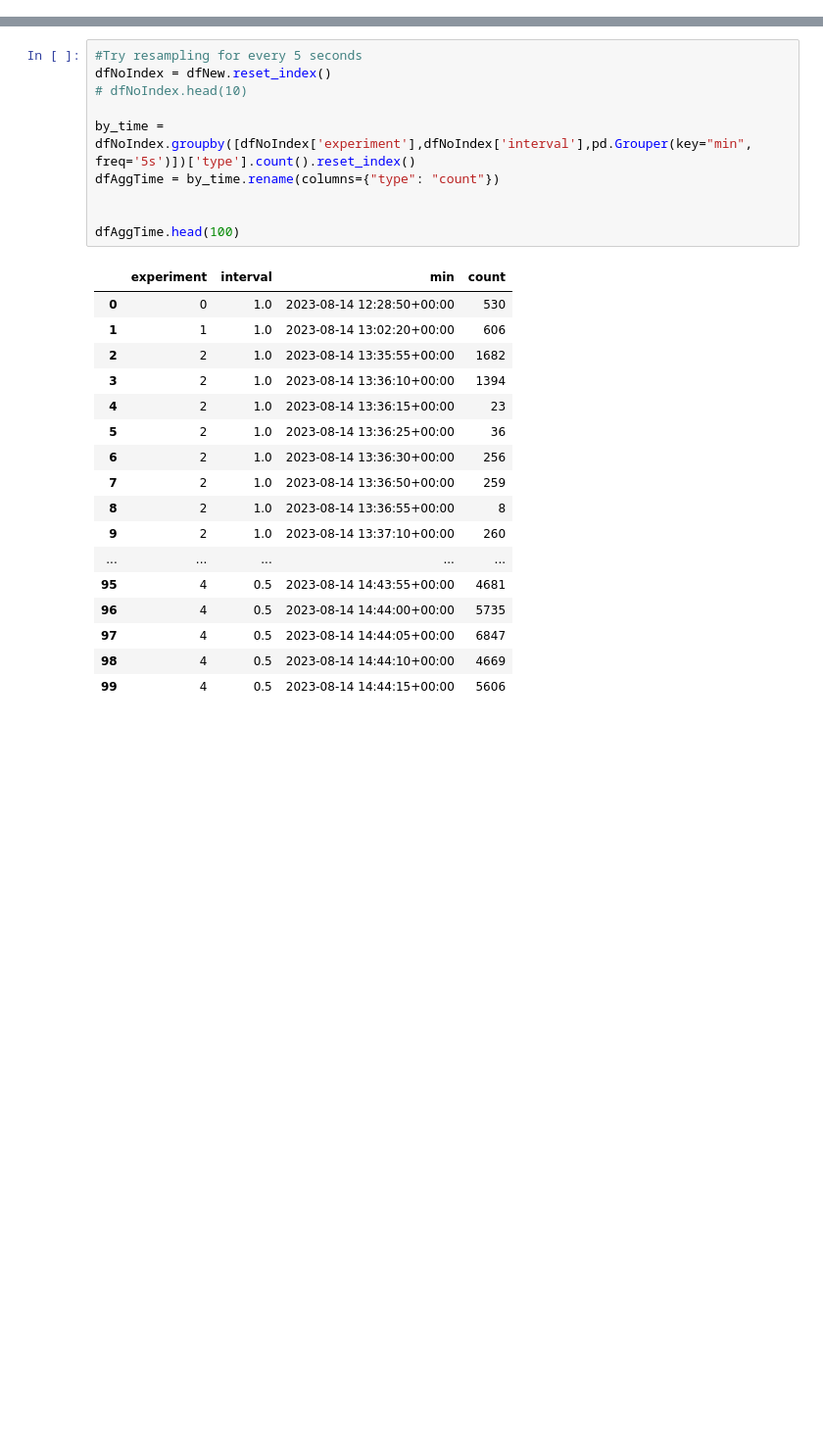
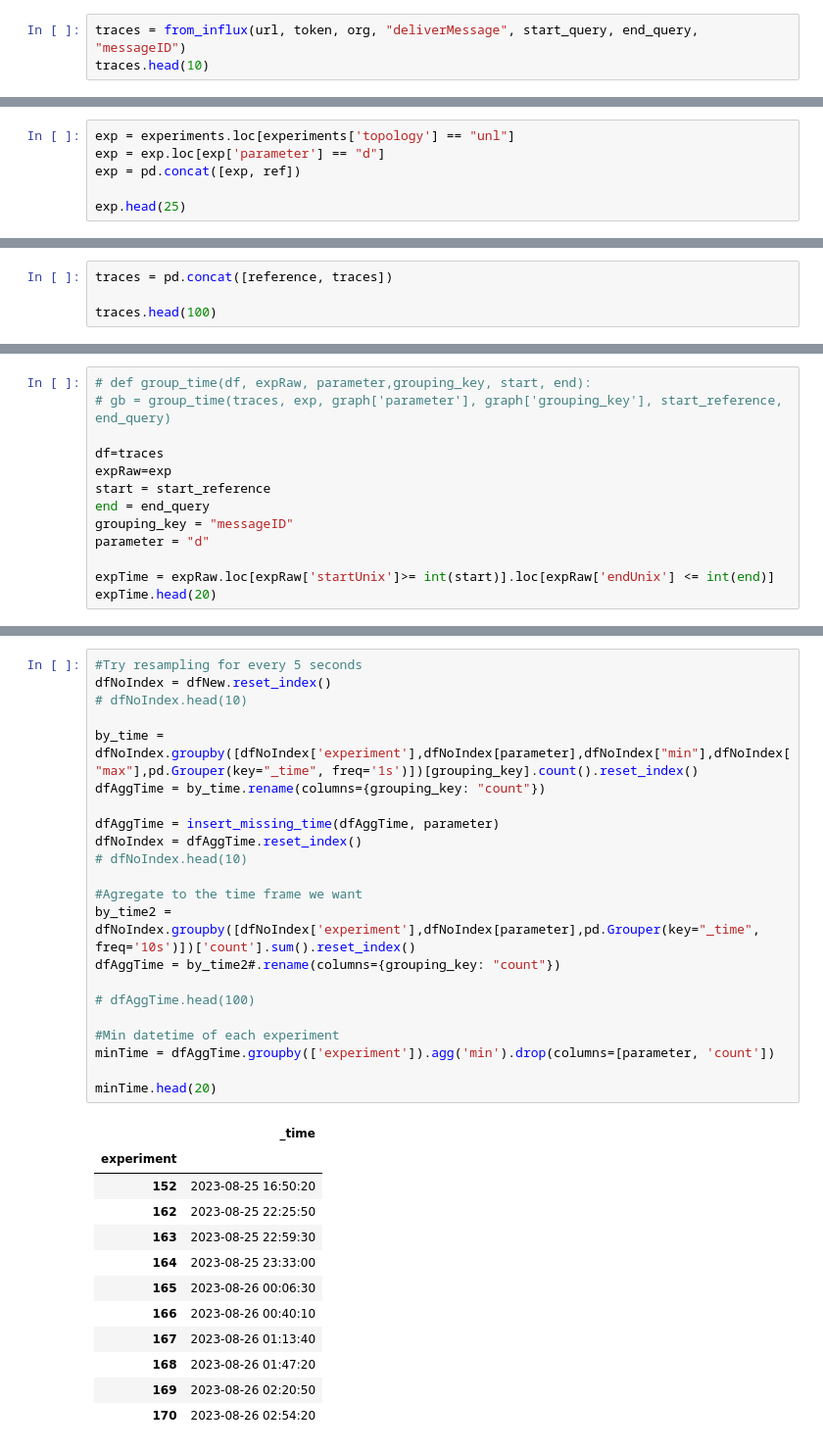
Before and after one commit to FlavScheidt/flexi-pipe, a Jupyter notebook: data/Notebooks/TimeSeries.ipynb, the cells around one changed output, grey strips where cells are left out. Shown at 98% size. Cells and saved outputs as stored; diff of their text form; blank space fills up the shorter version.

```diff
--- a/data/Notebooks/TimeSeries.ipynb
+++ b/data/Notebooks/TimeSeries.ipynb
@@ -202,0 +177,3 @@ df.head(10)
+# %%
+traces = from_influx(url, token, org, "deliverMessage", start_query, end_query, "messageID")
+traces.head(10)
@@ -202,0 +192,6 @@ df.head(10)
+# %%
+exp = experiments.loc[experiments['topology'] == "unl"]
+exp = exp.loc[exp['parameter'] == "d"]
+exp = pd.concat([exp, ref])
+
+exp.head(25)
@@ -202,0 +212,4 @@ df.head(10)
+# %%
+traces = pd.concat([reference, traces])
+
+traces.head(100)
@@ -202,0 +254,13 @@ df.head(10)
+# %%
+# def group_time(df, expRaw, parameter,grouping_key, start, end):
+# gb = group_time(traces, exp, graph['parameter'], graph['grouping_key'], start_reference, end_query)
+
+df=traces
+expRaw=exp
+start = start_reference
+end = end_query
+grouping_key = "messageID"
+parameter = "d"
+
+expTime = expRaw.loc[expRaw['startUnix']>= int(start)].loc[expRaw['endUnix'] <= int(end)]
+expTime.head(20)
@@ -247,28 +408,35 @@ dfNew.head(20)
 # %%
 #Try resampling for every 5 seconds
 dfNoIndex = dfNew.reset_index()
 # dfNoIndex.head(10)
 
-by_time = dfNoIndex.groupby([dfNoIndex['experiment'],dfNoIndex['interval'],pd.Grouper(key="min", freq='5s')])['type'].count().reset_index()
-dfAggTime = by_time.rename(columns={"type": "count"})
+by_time = dfNoIndex.groupby([dfNoIndex['experiment'],dfNoIndex[parameter],dfNoIndex["min"],dfNoIndex["max"],pd.Grouper(key="_time", freq='1s')])[grouping_key].count().reset_index()
+dfAggTime = by_time.rename(columns={grouping_key: "count"})
 
+dfAggTime = insert_missing_time(dfAggTime, parameter)
+dfNoIndex = dfAggTime.reset_index()
+# dfNoIndex.head(10)
 
-dfAggTime.head(100)
+#Agregate to the time frame we want
+by_time2 = dfNoIndex.groupby([dfNoIndex['experiment'],dfNoIndex[parameter],pd.Grouper(key="_time", freq='10s')])['count'].sum().reset_index()
+dfAggTime = by_time2#.rename(columns={grouping_key: "count"})
+
+# dfAggTime.head(100)
+
+#Min datetime of each experiment
+minTime = dfAggTime.groupby(['experiment']).agg('min').drop(columns=[parameter, 'count'])
+
+minTime.head(20)
 # %% [output]
-|  | experiment | interval | min | count |
-| 0 | 0 | 1.0 | 2023-08-14 12:28:50+00:00 | 530 |
-| 1 | 1 | 1.0 | 2023-08-14 13:02:20+00:00 | 606 |
-| 2 | 2 | 1.0 | 2023-08-14 13:35:55+00:00 | 1682 |
-| 3 | 2 | 1.0 | 2023-08-14 13:36:10+00:00 | 1394 |
-| 4 | 2 | 1.0 | 2023-08-14 13:36:15+00:00 | 23 |
-| 5 | 2 | 1.0 | 2023-08-14 13:36:25+00:00 | 36 |
-| 6 | 2 | 1.0 | 2023-08-14 13:36:30+00:00 | 256 |
-| 7 | 2 | 1.0 | 2023-08-14 13:36:50+00:00 | 259 |
-| 8 | 2 | 1.0 | 2023-08-14 13:36:55+00:00 | 8 |
-| 9 | 2 | 1.0 | 2023-08-14 13:37:10+00:00 | 260 |
-| ... | ... | ... | ... | ... |
-| 95 | 4 | 0.5 | 2023-08-14 14:43:55+00:00 | 4681 |
-| 96 | 4 | 0.5 | 2023-08-14 14:44:00+00:00 | 5735 |
-| 97 | 4 | 0.5 | 2023-08-14 14:44:05+00:00 | 6847 |
-| 98 | 4 | 0.5 | 2023-08-14 14:44:10+00:00 | 4669 |
-| 99 | 4 | 0.5 | 2023-08-14 14:44:15+00:00 | 5606 |
+|  | _time |
+| experiment |  |
+| 152 | 2023-08-25 16:50:20 |
+| 162 | 2023-08-25 22:25:50 |
+| 163 | 2023-08-25 22:59:30 |
+| 164 | 2023-08-25 23:33:00 |
+| 165 | 2023-08-26 00:06:30 |
+| 166 | 2023-08-26 00:40:10 |
+| 167 | 2023-08-26 01:13:40 |
+| 168 | 2023-08-26 01:47:20 |
+| 169 | 2023-08-26 02:20:50 |
+| 170 | 2023-08-26 02:54:20 |
```
Also changed, not shown: parts of 24 cells of this notebook, 10 other files.
